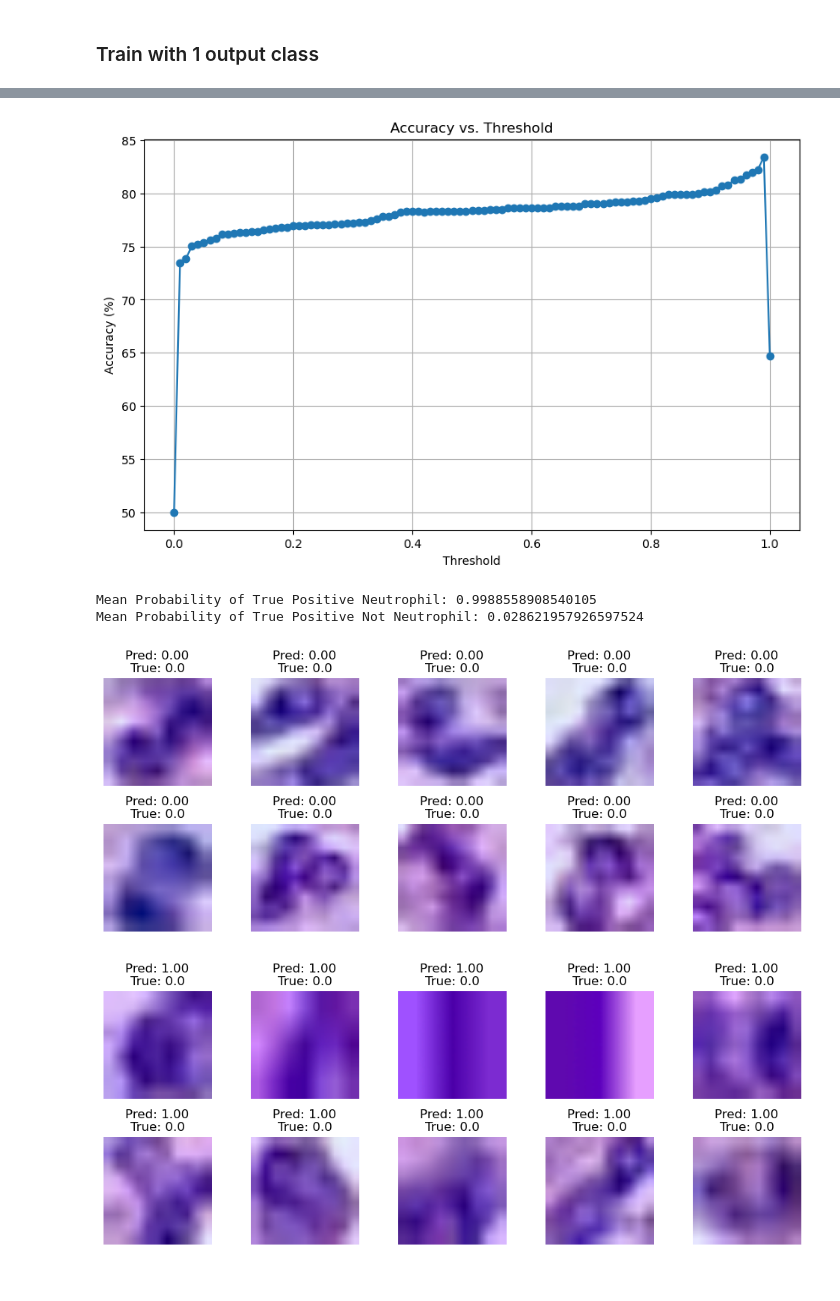
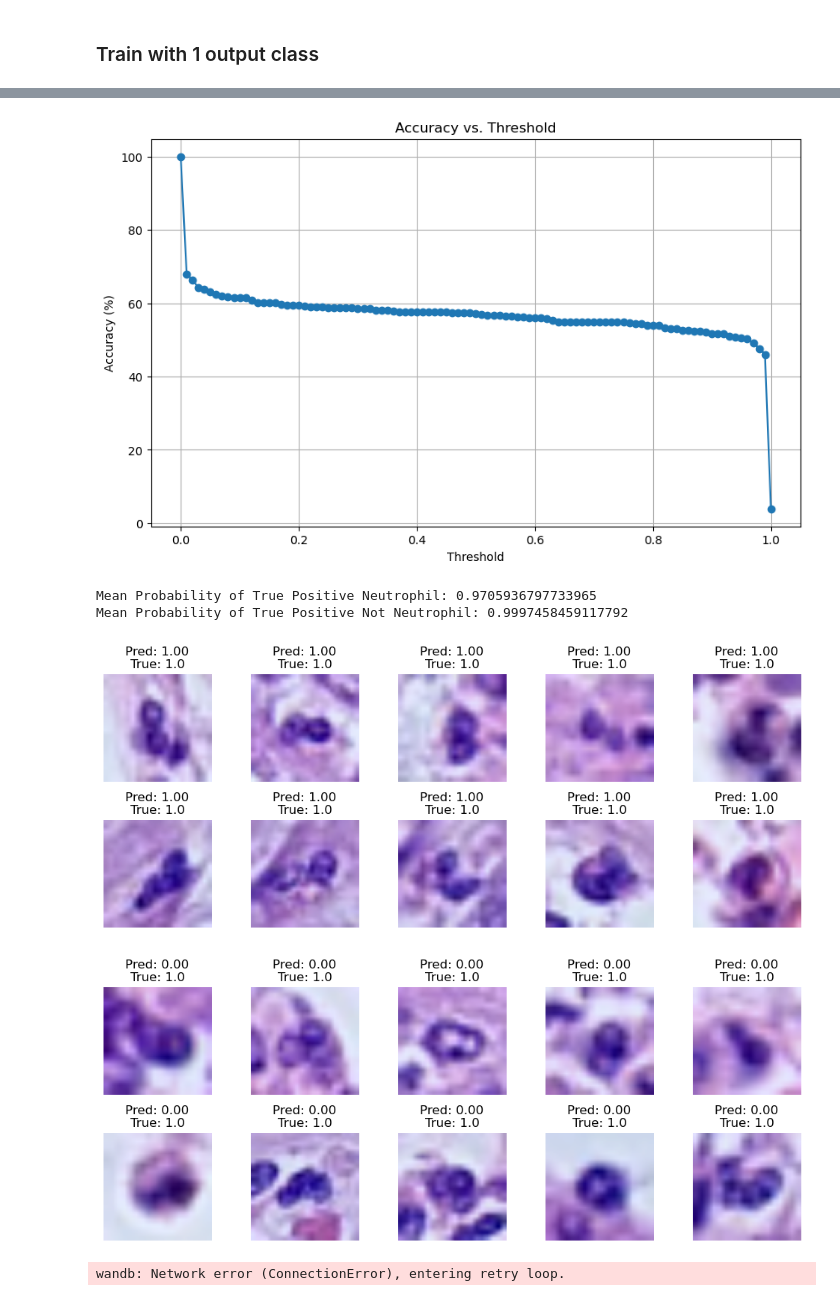
Before and after one commit to Marcusnsr/Bachelor, a Jupyter notebook: Neutrophile_Classifier.ipynb, the cells around one changed output, grey strips where cells are left out. Cells and saved outputs as stored; diff of their text form; code cells hidden in the pictures.

```diff
--- a/Neutrophile_Classifier.ipynb
+++ b/Neutrophile_Classifier.ipynb
@@ -433,4 +453,7 @@ ImageClassifierV2(
   )
   (criterion): BCEWithLogitsLoss()
 )
+# %%
+test_data = datasets.ImageFolder(root='data/test', transform=data_module.transform)
+test_loader = DataLoader(test_data, batch_size=32, shuffle=False)
 # %%
@@ -494,7 +514,7 @@ model.eval()
 thresholds = np.arange(0, 1.01, 0.01)
 accuracies = []
 
-# Iterate over thresholds with a progress bar
+# Iterate over thresholds
 for threshold in tqdm(thresholds, desc='Searching thresholds'):
     correct = 0
     total = 0
@@ -503,9 +523,16 @@ for threshold in tqdm(thresholds, desc='Searching thresholds'):
             outputs = model(inputs)
             probabilities = torch.sigmoid(outputs)
             predicted = (probabilities >= threshold).float()
-            total += labels.size(0)
-            correct += (predicted == labels.unsqueeze(1).float()).sum().item()
-    accuracy = 100 * correct / total
+            # Adjust label tensor's shape for comparison
+            labels_adjusted = labels.view_as(predicted)
+            # Only count where the label is 1
+            mask = labels_adjusted == 1
+            total += mask.sum().item()
+            correct += (predicted[mask] == labels_adjusted[mask]).sum().item()
+    if total > 0: # Avoid division by zero
+        accuracy = 100 * correct / total
+    else:
+        accuracy = 0
     accuracies.append(accuracy)
 
 # Plotting the results
@@ -517,34 +544,34 @@ plt.ylabel('Accuracy (%)')
 plt.grid(True)
 plt.show()
 # %% [output]
-[figure, old version]
+[figure, new version]
 # %%
+# Set the model to evaluation mode
+model.eval()
+
 # Initialize lists to store probabilities for true positives
 true_positive_neutrophil_probs = []
 true_positive_not_neutrophil_probs = []
 threshold = 0.5
 
-# Set the model to evaluation mode
-model.eval()
-
-# Iterate over the test data
 with torch.no_grad():
     for inputs, labels in test_loader:
         outputs = model(inputs)
         probabilities = torch.sigmoid(outputs)  # Convert logits to probabilities
 
+        # Assuming a single output neuron for 'Neutrophil', 'Not Neutrophil' is 1 - 'Neutrophil' probability
         # Get predicted labels based on a threshold (assuming 0.5 here)
         predicted = (probabilities >= threshold).float()
 
         # Identify true positive predictions for neutrophils
         true_positive_neutrophils = (predicted == 1) & (labels == 1)
         # Store probabilities of true positive neutrophils
-        true_positive_neutrophil_probs.extend(probabilities[true_positive_neutrophils].tolist())
+        true_positive_neutrophil_probs.extend(probabilities[true_positive_neutrophils].squeeze().tolist())
 
         # Identify true positive predictions for not_neutrophils
         true_positive_not_neutrophils = (predicted == 0) & (labels == 0)
-        # Store probabilities of true positive not_neutrophils
-        true_positive_not_neutrophil_probs.extend(probabilities[true_positive_not_neutrophils].tolist())
+        # Store probabilities of true positive not_neutrophils (1 - probability of neutrophil)
+        true_positive_not_neutrophil_probs.extend((1 - probabilities[true_positive_not_neutrophils]).squeeze().tolist())
 
 # Calculate mean probabilities for true positives for each class
 mean_prob_neutrophil = sum(true_positive_neutrophil_probs) / len(true_positive_neutrophil_probs) if true_positive_neutrophil_probs else 0
@@ -553,8 +580,8 @@ mean_prob_not_neutrophil = sum(true_positive_not_neutrophil_probs) / len(true_po
 print(f'Mean Probability of True Positive Neutrophil: {mean_prob_neutrophil}')
 print(f'Mean Probability of True Positive Not Neutrophil: {mean_prob_not_neutrophil}')
 # %% [output]
-Mean Probability of True Positive Neutrophil: 0.9988558908540105
-Mean Probability of True Positive Not Neutrophil: 0.028621957926597524
+Mean Probability of True Positive Neutrophil: 0.9705936797733965
+Mean Probability of True Positive Not Neutrophil: 0.9997458459117792
 # %%
 # Set the model to evaluation mode
 model.eval()
@@ -565,51 +592,53 @@ correct_neutrophil_labels = []
 incorrect_neutrophil_samples = []
 incorrect_neutrophil_labels = []
 
-# Iterate over the test data
+# Threshold for classification
+threshold = 0.5
+
 with torch.no_grad():
     for inputs, labels in test_loader:
         outputs = model(inputs)
         probabilities = torch.sigmoid(outputs)
         predicted = (probabilities >= threshold).float().squeeze()  # Ensure predicted is 1D
 
         # Ensure labels is also 1D for comparison
         labels = labels.float().squeeze()
 
         matches = predicted == labels
 
         # Separate correctly and incorrectly predicted samples for the neutrophil class
         for i in range(inputs.size(0)):
-            if labels[i] == 0:  # Select samples that are true neutrophils
-                if matches[i].item() and len(correct_neutrophil_samples) < 10:
-                    # Correctly predicted as neutrophil
-                    correct_neutrophil_samples.append(inputs[i])
-                    correct_neutrophil_labels.append((predicted[i].item(), labels[i].item()))
-                elif not matches[i].item() and len(incorrect_neutrophil_samples) < 10:
-                    # Incorrectly predicted as not neutrophil
-                    incorrect_neutrophil_samples.append(inputs[i])
-                    incorrect_neutrophil_labels.append((predicted[i].item(), labels[i].item()))
-
+            if labels[i] == 1:  # Corrected this line to select samples that are true neutrophils
+                if matches[i].item():
+                    if len(correct_neutrophil_samples) < 10:  # Correctly predicted as neutrophil
+                        correct_neutrophil_samples.append(inputs[i])
+                        correct_neutrophil_labels.append((predicted[i].item(), labels[i].item()))
+                else:
+                    if len(incorrect_neutrophil_samples) < 10:  # Incorrectly predicted as not neutrophil
+                        incorrect_neutrophil_samples.append(inputs[i])
+                        incorrect_neutrophil_labels.append((predicted[i].item(), labels[i].item()))
 
 # Function to plot images
 def plot_images(images, labels, cols=5):
     rows = len(images) // cols + 1
     fig = plt.figure(figsize=(2 * cols, 2 * rows))
     for i, (img, label) in enumerate(zip(images, labels), 1):
         ax = fig.add_subplot(rows, cols, i)
         # Normalize the image data to 0-1 range if it isn't already
-        img = img - img.min()  # translate to 0
-        img = img / img.max()  # scale to 1
+        img = img.clone().detach()  # Clone and detach for safe manipulation
+        img = img - img.min()  # Translate to 0
+        img = img / img.max()  # Scale to 1
         img = img.permute(1, 2, 0)  # Rearrange the channels for plotting
         ax.imshow(img, cmap='gray')
         ax.set_title(f'Pred: {label[0]:.2f}\nTrue: {label[1]}')
         ax.axis('off')
     plt.tight_layout()
     plt.show()
 
-
 # Plot correct and incorrect neutrophil samples
 plot_images(correct_neutrophil_samples, correct_neutrophil_labels, cols=5)
 plot_images(incorrect_neutrophil_samples, incorrect_neutrophil_labels, cols=5)
 # %% [output]
-[figure, old version]
+[figure, new version]
-[figure, old version]
+[figure, new version]
+wandb: Network error (ConnectionError), entering retry loop.
```
Also changed, not shown: parts of 6 cells of this notebook, 1 other file.
